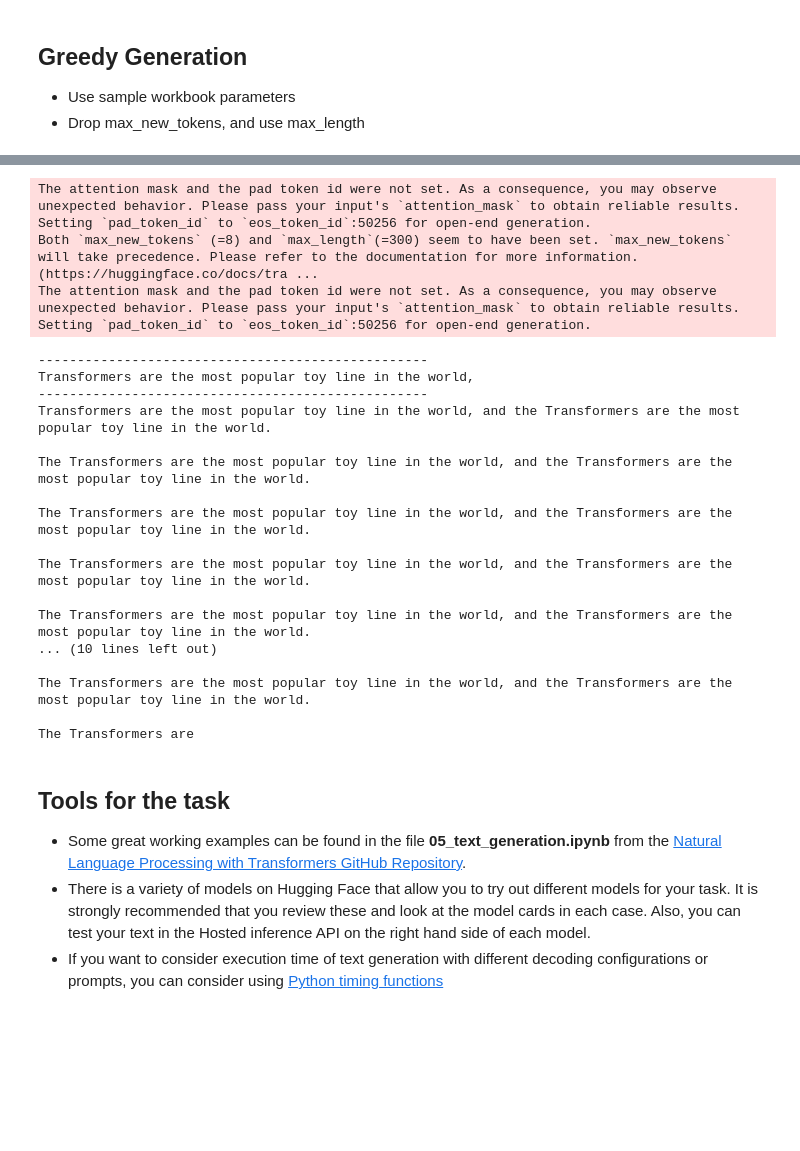
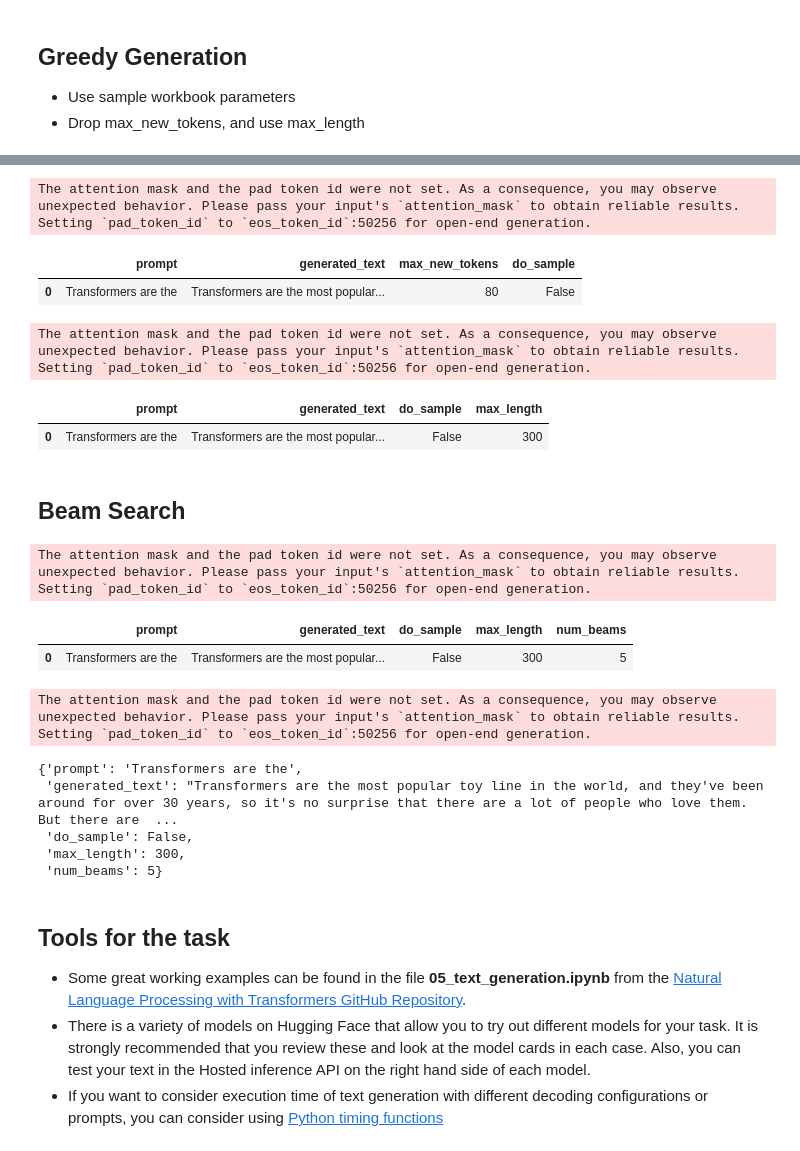
Before and after one commit to qaz73/MN5162, a Jupyter notebook: Section2/MN5162_Section2_Assignment_gorourke.ipynb, the cells around one changed output, grey strips where cells are left out. Saved outputs shown, nothing was run; the diff lists cells and outputs as text; code cells hidden in the pictures; blank space fills up the shorter version.

```diff
--- a/Section2/MN5162_Section2_Assignment_gorourke.ipynb
+++ b/Section2/MN5162_Section2_Assignment_gorourke.ipynb
@@ -72,8 +77,7 @@ def generate_text(tokenizer,model,device, prompt,  **text_gen_kwargs):
 
     generated_text = tokenizer.decode(output[0])
 
-    print('-' * 50)
-    print(generated_text)
+    return { "prompt": prompt,"generated_text": generated_text, **text_gen_kwargs}
 # %% [markdown]
 ## Greedy Generation
 - Use sample workbook parameters
@@ -92,30 +85,56 @@ Transformers are the most popular toy line in the world,
+# %%
+pd.set_option('display.max_colwidth', 1000)
+input_text = "Transformers are the"
+
+args = {"max_new_tokens" : 80, "do_sample":False}
+
+result = generate_text(tokenizer,model, device,input_text, **args)
+
+result_df = pd.DataFrame([result])
+display (result_df)
+# %% [output]
+The attention mask and the pad token id were not set. As a consequence, you may observe unexpected behavior. Please pass your input's `attention_mask` to obtain reliable results.
+Setting `pad_token_id` to `eos_token_id`:50256 for open-end generation.
+|  | prompt | generated_text | max_new_tokens | do_sample |
+| 0 | Transformers are the | Transformers are the most popular... | 80 | False |
 # %%
 
+args = {"do_sample":False, "max_length":  300}
+
 # max_new_tokens=n_steps,
-generate_text(tokenizer,model, device,input_text, do_sample=False, max_length = 300)
+result = generate_text(tokenizer,model, device,input_text, **args)
+
+result_df = pd.DataFrame([result])
+display (result_df)
 # %% [output]
 The attention mask and the pad token id were not set. As a consequence, you may observe unexpected behavior. Please pass your input's `attention_mask` to obtain reliable results.
 Setting `pad_token_id` to `eos_token_id`:50256 for open-end generation.
-Both `max_new_tokens` (=8) and `max_length`(=300) seem to have been set. `max_new_tokens` will take precedence. Please refer to the documentation for more information. (https://huggingface.co/docs/tra ...
-The attention mask and the pad token id were not set. As a consequence, you may observe unexpected behavior. Please pass your input's `attention_mask` to obtain reliable results.
-Setting `pad_token_id` to `eos_token_id`:50256 for open-end generation.
---------------------------------------------------
-Transformers are the most popular toy line in the world,
---------------------------------------------------
-Transformers are the most popular toy line in the world, and the Transformers are the most popular toy line in the world.
-
-The Transformers are the most popular toy line in the world, and the Transformers are the most popular toy line in the world.
-
-The Transformers are the most popular toy line in the world, and the Transformers are the most popular toy line in the world.
-
-The Transformers are the most popular toy line in the world, and the Transformers are the most popular toy line in the world.
-
-The Transformers are the most popular toy line in the world, and the Transformers are the most popular toy line in the world.
-... (10 lines left out)
-
-The Transformers are the most popular toy line in the world, and the Transformers are the most popular toy line in the world.
-
-The Transformers are
+|  | prompt | generated_text | do_sample | max_length |
+| 0 | Transformers are the | Transformers are the most popular... | False | 300 |
+# %% [markdown]
+## Beam Search
+# %%
+args = {"do_sample":False, "max_length":  300,"num_beams":5}
+
+# max_new_tokens=n_steps,
+result = generate_text(tokenizer,model, device,input_text, **args)
+
+result_df = pd.DataFrame([result])
+display (result_df)
+
+generate_text(tokenizer,model, device,input_text,**args )
+# %% [output]
+The attention mask and the pad token id were not set. As a consequence, you may observe unexpected behavior. Please pass your input's `attention_mask` to obtain reliable results.
+Setting `pad_token_id` to `eos_token_id`:50256 for open-end generation.
+|  | prompt | generated_text | do_sample | max_length | num_beams |
+| 0 | Transformers are the | Transformers are the most popular... | False | 300 | 5 |
+The attention mask and the pad token id were not set. As a consequence, you may observe unexpected behavior. Please pass your input's `attention_mask` to obtain reliable results.
+Setting `pad_token_id` to `eos_token_id`:50256 for open-end generation.
+{'prompt': 'Transformers are the',
+ 'generated_text': "Transformers are the most popular toy line in the world, and they've been around for over 30 years, so it's no surprise that there are a lot of people who love them. But there are  ...
+ 'do_sample': False,
+ 'max_length': 300,
+ 'num_beams': 5}
 # %% [markdown]
 ## Tools for the task
 * Some great working examples can be found in the file **05_text_generation.ipynb** from the [Natural Language Processing with Transformers GitHub Repository](https://github.com/nlp-with-transformers/notebooks).
```
Also changed, not shown: parts of 2 cells of this notebook.
